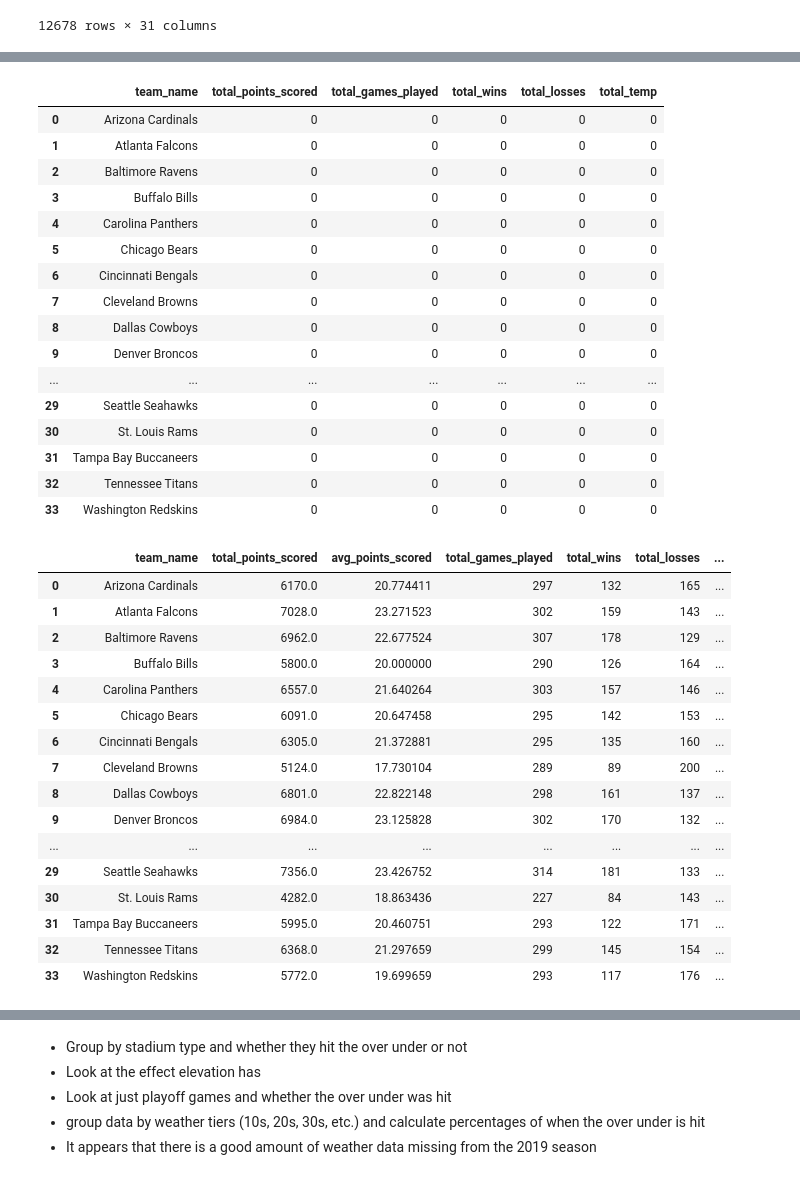
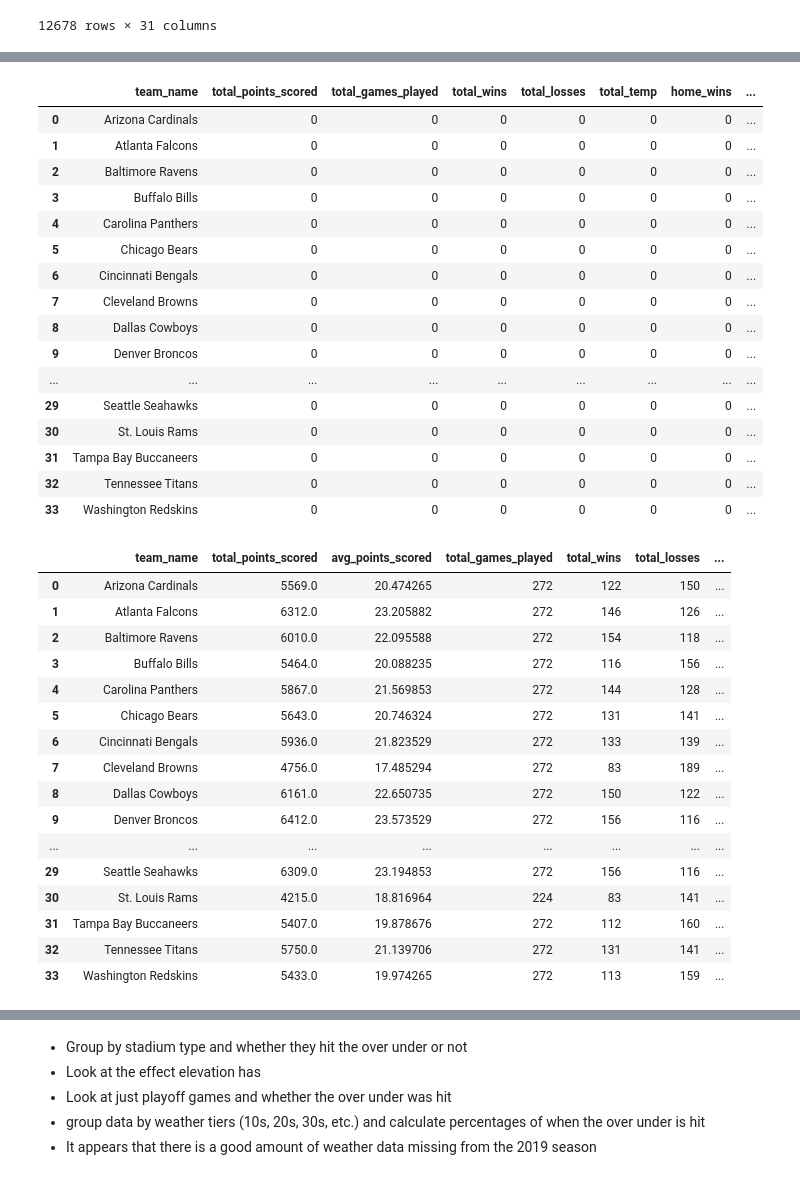
Before and after one commit to potterc22/Project1_TeamB, a Jupyter notebook: startercode.ipynb, the cells around one changed output, grey strips where cells are left out. Drawn from its saved outputs; the diff is of its cells as text; code cells hidden in the pictures.

```diff
--- a/startercode.ipynb
+++ b/startercode.ipynb
@@ -269,46 +277,46 @@ teams
 # %%
 team_stats = pd.DataFrame(teams)
 team_stats = team_stats.rename(columns={0: 'team_name'})
 team_stats['total_points_scored'] = 0
 team_stats['total_games_played'] = 0
 team_stats['total_wins'] = 0
 team_stats['total_losses'] = 0
 team_stats['total_temp'] = 0
+team_stats['home_wins'] = 0
+team_stats['home_games'] = 0
 team_stats
 # %% [output]
-|  | team_name | total_points_scored | total_games_played | total_wins | total_losses | total_temp |
-| 0 | Arizona Cardinals | 0 | 0 | 0 | 0 | 0 |
-| 1 | Atlanta Falcons | 0 | 0 | 0 | 0 | 0 |
-| 2 | Baltimore Ravens | 0 | 0 | 0 | 0 | 0 |
-| 3 | Buffalo Bills | 0 | 0 | 0 | 0 | 0 |
-| 4 | Carolina Panthers | 0 | 0 | 0 | 0 | 0 |
-| 5 | Chicago Bears | 0 | 0 | 0 | 0 | 0 |
-| 6 | Cincinnati Bengals | 0 | 0 | 0 | 0 | 0 |
-| 7 | Cleveland Browns | 0 | 0 | 0 | 0 | 0 |
-| 8 | Dallas Cowboys | 0 | 0 | 0 | 0 | 0 |
-| 9 | Denver Broncos | 0 | 0 | 0 | 0 | 0 |
-| ... | ... | ... | ... | ... | ... | ... |
-| 29 | Seattle Seahawks | 0 | 0 | 0 | 0 | 0 |
-| 30 | St. Louis Rams | 0 | 0 | 0 | 0 | 0 |
-| 31 | Tampa Bay Buccaneers | 0 | 0 | 0 | 0 | 0 |
-| 32 | Tennessee Titans | 0 | 0 | 0 | 0 | 0 |
-| 33 | Washington Redskins | 0 | 0 | 0 | 0 | 0 |
+|  | team_name | total_points_scored | total_games_played | total_wins | total_losses | total_temp | home_wins | ... |
+| 0 | Arizona Cardinals | 0 | 0 | 0 | 0 | 0 | 0 | ... |
+| 1 | Atlanta Falcons | 0 | 0 | 0 | 0 | 0 | 0 | ... |
+| 2 | Baltimore Ravens | 0 | 0 | 0 | 0 | 0 | 0 | ... |
+| 3 | Buffalo Bills | 0 | 0 | 0 | 0 | 0 | 0 | ... |
+| 4 | Carolina Panthers | 0 | 0 | 0 | 0 | 0 | 0 | ... |
+| 5 | Chicago Bears | 0 | 0 | 0 | 0 | 0 | 0 | ... |
+| 6 | Cincinnati Bengals | 0 | 0 | 0 | 0 | 0 | 0 | ... |
+| 7 | Cleveland Browns | 0 | 0 | 0 | 0 | 0 | 0 | ... |
+| 8 | Dallas Cowboys | 0 | 0 | 0 | 0 | 0 | 0 | ... |
+| 9 | Denver Broncos | 0 | 0 | 0 | 0 | 0 | 0 | ... |
+| ... | ... | ... | ... | ... | ... | ... | ... | ... |
+| 29 | Seattle Seahawks | 0 | 0 | 0 | 0 | 0 | 0 | ... |
+| 30 | St. Louis Rams | 0 | 0 | 0 | 0 | 0 | 0 | ... |
+| 31 | Tampa Bay Buccaneers | 0 | 0 | 0 | 0 | 0 | 0 | ... |
+| 32 | Tennessee Titans | 0 | 0 | 0 | 0 | 0 | 0 | ... |
+| 33 | Washington Redskins | 0 | 0 | 0 | 0 | 0 | 0 | ... |
 # %%
 # Use count to index through our teams
 count = 0
-# convert home and away scores to float
-merged_2002_2019['score_home'] = merged_2002_2019['score_home'].astype(float)
-merged_2002_2019['score_away'] = merged_2002_2019['score_away'].astype(float)
-merged_2002_2019['weather_temperature'] = pd.to_numeric(merged_2002_2019['weather_temperature'])
+
 
 # Loop through each team
 for team in teams:
     # Loop through each row of the merged data for 2002-2018
-    for index, row in merged_2002_2019.iterrows():
+    for index, row in merged_2002_2018.iterrows():
         # loop through each row and looking for team in home and adding the score to our dataframe
         if row['team_home'] == team:
             team_stats.loc[count, 'total_points_scored'] += row['score_home']
             team_stats.loc[count, 'total_games_played'] += 1
+            team_stats.loc[count, 'home_games'] += 1
             # Add each weather value that is not NaN to total temp to allow us to calculate avg temperature
             if row['weather_temperature'] != 'NaN':
                 team_stats.loc[count, 'total_temp'] += row['weather_temperature']
@@ -317,6 +325,7 @@ for team in teams:
             # Calculate the number of wins and losses
             if row['score_home'] > row['score_away']:
                 team_stats.loc[count, 'total_wins'] += 1
+                team_stats.loc[count, 'home_wins'] += 1
             else:
                 team_stats.loc[count, 'total_losses'] += 1
         # loop through each row and looking for team in away and adding the score to our dataframe
@@ -341,27 +350,29 @@ for team in teams:
 # Add avg points scored column
 team_stats['avg_points_scored'] = team_stats['total_points_scored'] / team_stats['total_games_played']
 team_stats['avg_temperature'] = team_stats['total_temp'] / team_stats['total_games_played']
+team_stats['win pct'] = (team_stats['total_wins'] / team_stats['total_games_played']) * 100
+team_stats['Home win pct'] = (team_stats['home_wins'] / team_stats['home_games']) * 100
 team_stats = team_stats[['team_name', 'total_points_scored', 'avg_points_scored', 'total_games_played', 'total_wins',
-       'total_losses', 'avg_temperature']]
+       'total_losses', 'avg_temperature', 'win pct', 'Home win pct']]
 team_stats
 # %% [output]
 |  | team_name | total_points_scored | avg_points_scored | total_games_played | total_wins | total_losses | ... |
-| 0 | Arizona Cardinals | 6170.0 | 20.774411 | 297 | 132 | 165 | ... |
-| 1 | Atlanta Falcons | 7028.0 | 23.271523 | 302 | 159 | 143 | ... |
-| 2 | Baltimore Ravens | 6962.0 | 22.677524 | 307 | 178 | 129 | ... |
-| 3 | Buffalo Bills | 5800.0 | 20.000000 | 290 | 126 | 164 | ... |
-| 4 | Carolina Panthers | 6557.0 | 21.640264 | 303 | 157 | 146 | ... |
-| 5 | Chicago Bears | 6091.0 | 20.647458 | 295 | 142 | 153 | ... |
-| 6 | Cincinnati Bengals | 6305.0 | 21.372881 | 295 | 135 | 160 | ... |
-| 7 | Cleveland Browns | 5124.0 | 17.730104 | 289 | 89 | 200 | ... |
-| 8 | Dallas Cowboys | 6801.0 | 22.822148 | 298 | 161 | 137 | ... |
-| 9 | Denver Broncos | 6984.0 | 23.125828 | 302 | 170 | 132 | ... |
+| 0 | Arizona Cardinals | 5569.0 | 20.474265 | 272 | 122 | 150 | ... |
+| 1 | Atlanta Falcons | 6312.0 | 23.205882 | 272 | 146 | 126 | ... |
+| 2 | Baltimore Ravens | 6010.0 | 22.095588 | 272 | 154 | 118 | ... |
+| 3 | Buffalo Bills | 5464.0 | 20.088235 | 272 | 116 | 156 | ... |
+| 4 | Carolina Panthers | 5867.0 | 21.569853 | 272 | 144 | 128 | ... |
+| 5 | Chicago Bears | 5643.0 | 20.746324 | 272 | 131 | 141 | ... |
+| 6 | Cincinnati Bengals | 5936.0 | 21.823529 | 272 | 133 | 139 | ... |
+| 7 | Cleveland Browns | 4756.0 | 17.485294 | 272 | 83 | 189 | ... |
+| 8 | Dallas Cowboys | 6161.0 | 22.650735 | 272 | 150 | 122 | ... |
+| 9 | Denver Broncos | 6412.0 | 23.573529 | 272 | 156 | 116 | ... |
 | ... | ... | ... | ... | ... | ... | ... | ... |
-| 29 | Seattle Seahawks | 7356.0 | 23.426752 | 314 | 181 | 133 | ... |
-| 30 | St. Louis Rams | 4282.0 | 18.863436 | 227 | 84 | 143 | ... |
-| 31 | Tampa Bay Buccaneers | 5995.0 | 20.460751 | 293 | 122 | 171 | ... |
-| 32 | Tennessee Titans | 6368.0 | 21.297659 | 299 | 145 | 154 | ... |
-| 33 | Washington Redskins | 5772.0 | 19.699659 | 293 | 117 | 176 | ... |
+| 29 | Seattle Seahawks | 6309.0 | 23.194853 | 272 | 156 | 116 | ... |
+| 30 | St. Louis Rams | 4215.0 | 18.816964 | 224 | 83 | 141 | ... |
+| 31 | Tampa Bay Buccaneers | 5407.0 | 19.878676 | 272 | 112 | 160 | ... |
+| 32 | Tennessee Titans | 5750.0 | 21.139706 | 272 | 131 | 141 | ... |
+| 33 | Washington Redskins | 5433.0 | 19.974265 | 272 | 113 | 159 | ... |
 # %%
 team_stats_sorted = team_stats.sort_values('avg_points_scored', ascending=False)
 team_stats_sorted
```
Also changed, not shown: parts of 13 cells of this notebook.
